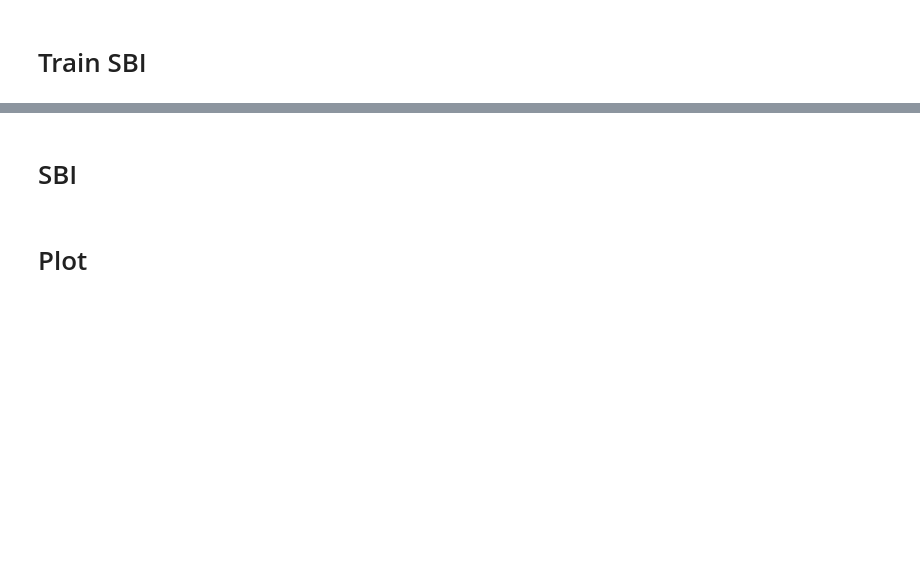
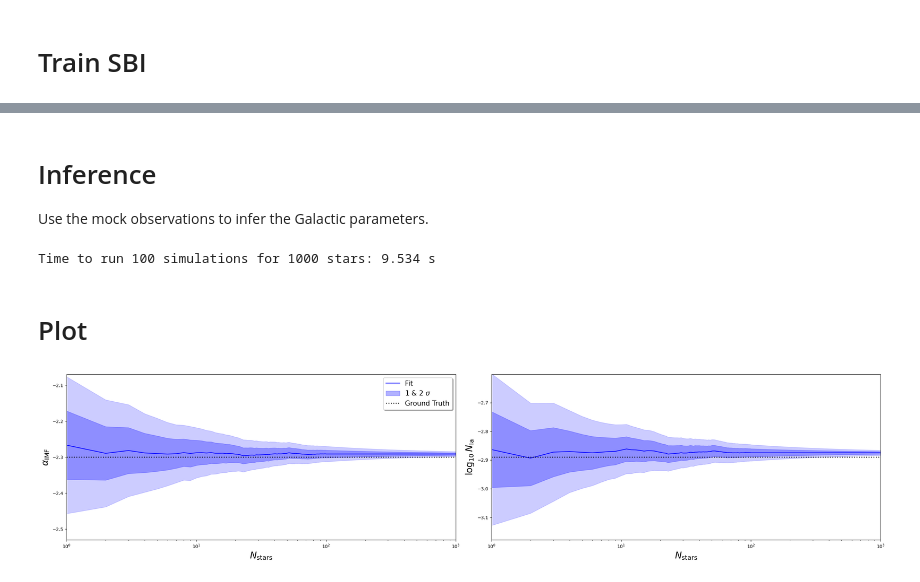
Before and after one commit to bGuenes/sbi_chemical_abundances, a Jupyter notebook: tutorial.ipynb, the cells around one changed output, grey strips where cells are left out. Cells and saved outputs as stored; diff of their text form; code cells hidden in the pictures; blank space fills up the shorter version.

```diff
--- a/tutorial.ipynb
+++ b/tutorial.ipynb
@@ -116,5 +119,12 @@ Time taken to train the posterior with 10000 samples: 10min 10s
 # %%
-local_GP = utils.MultipleIndependent(
+# Global parameters of galaxy
+# high_mass_slope and log10_N_0
+globalP = torch.tensor([[-2.3, -2.89]])
+
+# Local parameters
+# log10_starformation_efficiency, log10_sfr_scale, outflow_feedback_fraction, time
+# independet parameters for each star in the galaxy
+localP = utils.MultipleIndependent(
     [Normal(p[0]*torch.ones(1), p[1]*torch.ones(1)) for p in priors[2:]] +
     [Uniform(torch.tensor([2.0]), torch.tensor([12.8]))],
     validate_args=False)
@@ -122,10 +132,9 @@ local_GP = utils.MultipleIndependent(
 N_stars = 1000
 simulations = 1000
 
-stars = local_GP.sample((N_stars,))
-global_params = torch.tensor([[-2.3, -2.89]])
-
-stars = torch.cat((global_params.repeat(N_stars, 1), stars), dim=1)
+# Create N_stars individual stars for the galaxy
+stars = localP.sample((N_stars,))
+stars = torch.cat((globalP.repeat(N_stars, 1), stars), dim=1)
 # %%
 # ----- Simulate abundances -----
 start = t.time()
@@ -144,15 +156,16 @@ def add_noise(true_abundances):
     obs_abundances = norm.rvs(loc=true_abundances,scale=obs_ab_errors)
 
     return obs_abundances
-# %% [markdown]
-# SBI
+# %% [markdown]
+# Inference
+Use the mock observations to infer the Galactic parameters.
 # %%
 alpha_IMF_obs = []
 log10_N_Ia_obs = []
-simulations = 1000
+simulations = 100
 
 start = t.time()
-for i in tqdm(range(len(abundances))):
+for i in range(len(abundances)):
     x = add_noise(abundances[i].detach().numpy())
     alpha, N_Ia = posterior.sample((simulations,), x=x, show_progress_bars=False)[:,0:2].T
     alpha_IMF_obs.append(alpha)
@@ -162,9 +175,13 @@ print(f'Time to run {simulations} simulations for {N_stars} stars: {end-start:.3
 
 alpha_IMF_obs = np.array(alpha_IMF_obs).ravel()
 log10_N_Ia_obs = np.array(log10_N_Ia_obs).ravel()
+# %% [output]
+Time to run 100 simulations for 1000 stars: 9.534 s
 # %% [markdown]
 # Plot
 # %%
 stars = np.arange(1,1000)
-n_stars_plot(alpha_IMF_obs, log10_N_Ia_obs, global_params[0], stars)
+n_stars_plot(alpha_IMF_obs, log10_N_Ia_obs, globalP[0], stars)
+# %% [output]
+[figure, added]
 # %%
```
Also changed, not shown: parts of 10 cells of this notebook, 1 other file.
